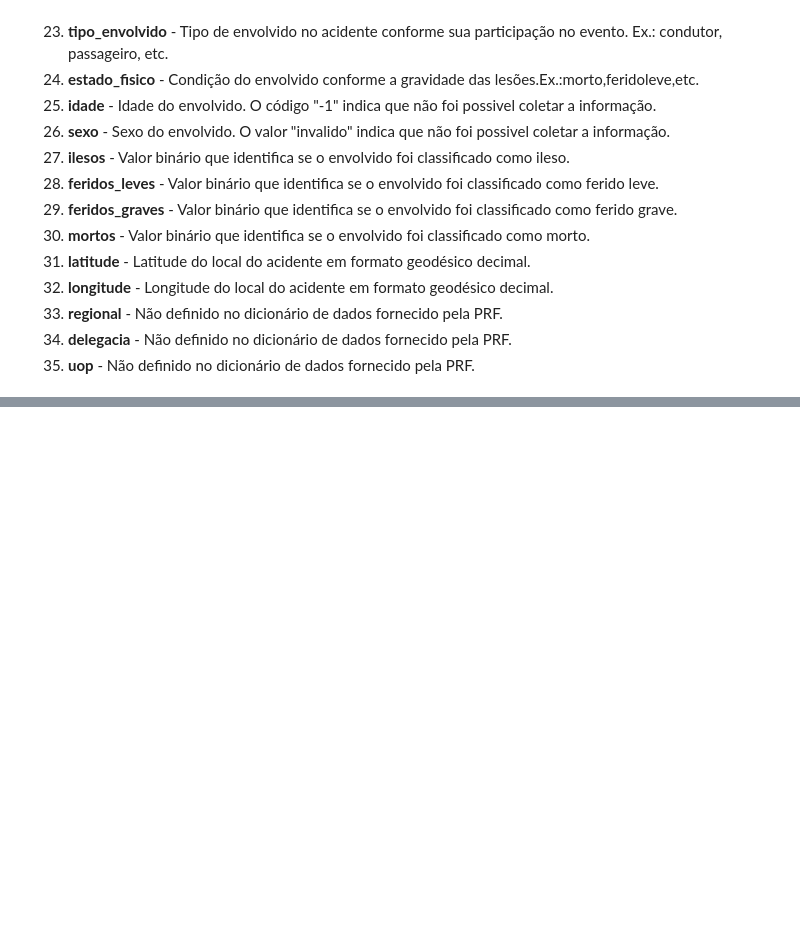
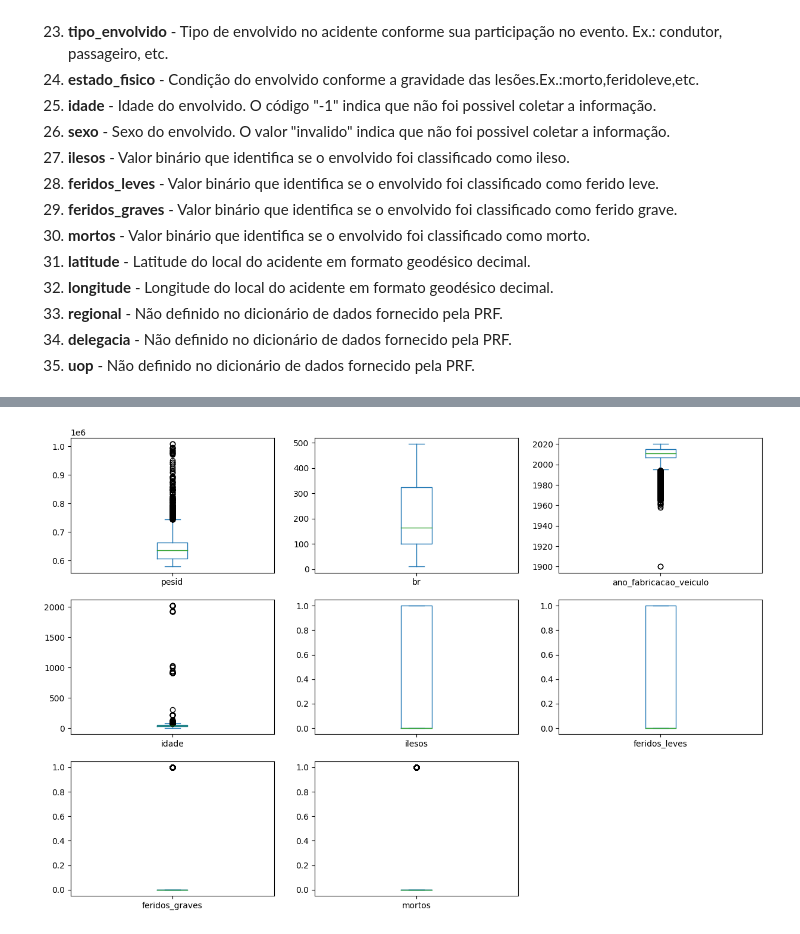
Before and after one commit to gabrielmprata/MVP_Sprint01_Puc_Rio, a Jupyter notebook: MVP_Analise_de_Dados_e_boas_praticas.ipynb, the cells around one changed output, grey strips where cells are left out. Saved outputs shown, nothing was run; the diff lists cells and outputs as text; code cells hidden in the pictures; blank space fills up the shorter version.

```diff
--- a/MVP_Analise_de_Dados_e_boas_praticas.ipynb
+++ b/MVP_Analise_de_Dados_e_boas_praticas.ipynb
@@ -68,0 +119,8 @@ O dataset conta com 30 atributos relacionados a caracterização do acidente, 4
+# %%
+# importando dados de uma url para um dataframe
+
+# URL de importação
+url = "https://raw.githubusercontent.com/gabrielmprata/MVP_Sprint01_Puc_Rio/main/acidentes2020_PRF.csv"
+
+# Carga do dataset para o Pandas dataframe
+acidentes = pd.read_csv(url, encoding="Latin 1", sep=';')
@@ -68,0 +544,6 @@ O dataset conta com 30 atributos relacionados a caracterização do acidente, 4
+# %%
+acidentes['data_hora'] = acidentes['data_inversa'].map(str) + ' ' + acidentes['horario']
+acidentes['data_hora'] = pd.to_datetime(acidentes['data_hora'])
+acidentes['ano'] = acidentes['data_hora'].dt.year
+acidentes['mes'] = acidentes['data_hora'].dt.month
+acidentes['hora'] = acidentes['data_hora'].dt.hour
@@ -68,0 +558,6 @@ O dataset conta com 30 atributos relacionados a caracterização do acidente, 4
+# %%
+# Boxplot
+acidentes.plot(kind = 'box', subplots = True, layout = (3,3), sharex = False, sharey = False, figsize = (15,10))
+plt.show()
+# %% [output]
+[figure, added]
```
Also changed, not shown: parts of 53 cells of this notebook.
